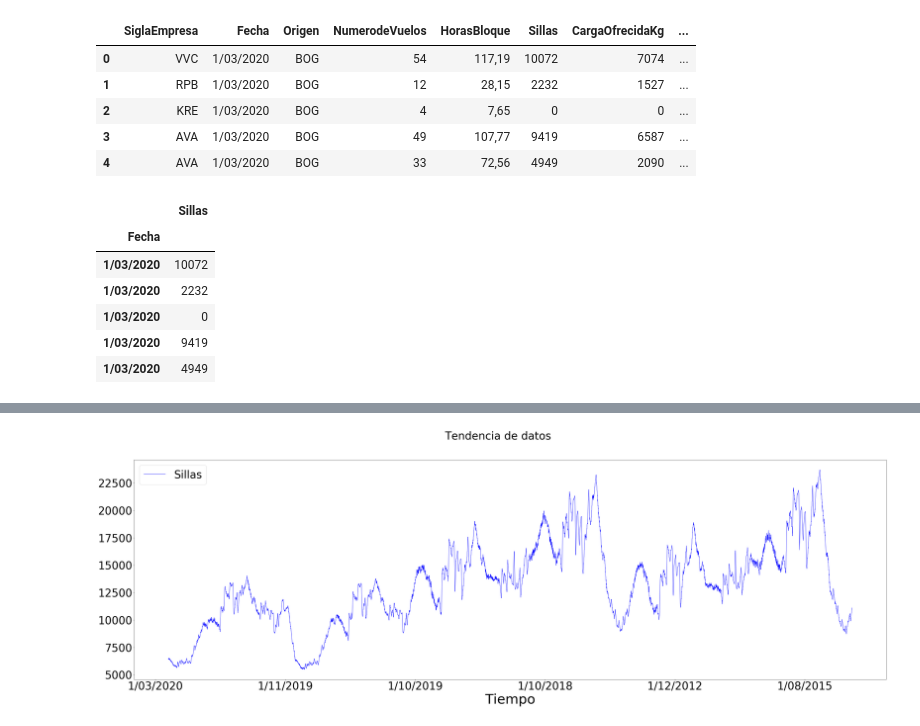
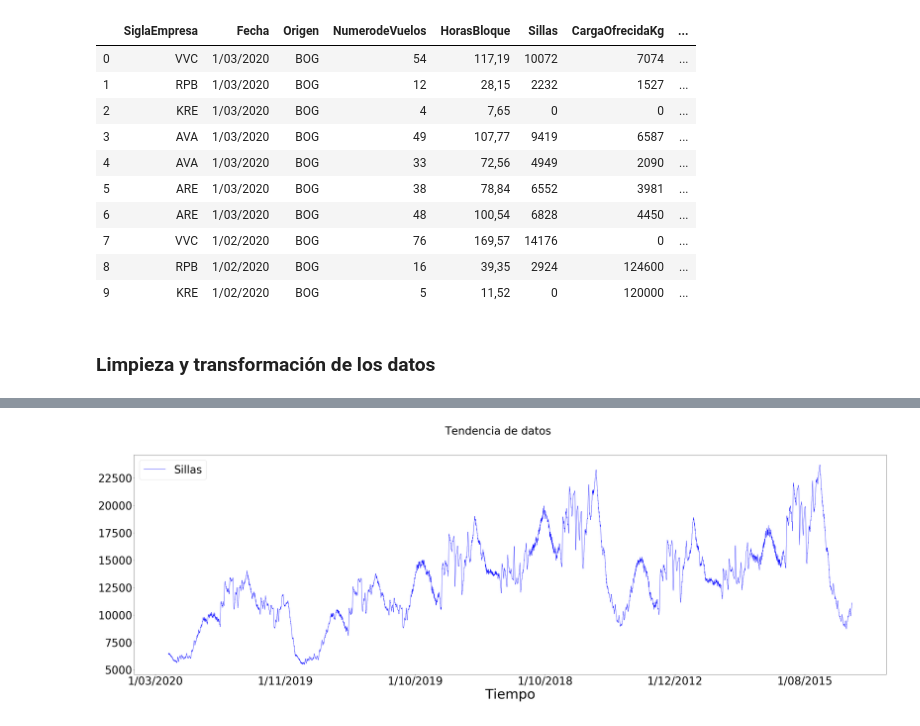
Before and after one commit to dcrojasa/EjerciciosModelosAvanzados1, a Jupyter notebook: Proyecto.ipynb, the cells around one changed output, grey strips where cells are left out. Saved outputs shown, nothing was run; the diff lists cells and outputs as text; code cells hidden in the pictures.

Commit message:
Tratamiento de datos Finalizado
Se realizó gráfico y transformación de datos

```diff
--- a/Proyecto.ipynb
+++ b/Proyecto.ipynb
@@ -11,23 +56,17 @@ from statsmodels.graphics.tsaplots import plot_pacf
 # %%
 df = pd.read_csv('../EjerciciosModelosAvanzados1/BaseTransporte 1.csv', sep=';')
-df.head()
+df.head(10)
 # %% [output]
 |  | SiglaEmpresa | Fecha | Origen | NumerodeVuelos | HorasBloque | Sillas | CargaOfrecidaKg | ... |
 | 0 | VVC | 1/03/2020 | BOG | 54 | 117,19 | 10072 | 7074 | ... |
 | 1 | RPB | 1/03/2020 | BOG | 12 | 28,15 | 2232 | 1527 | ... |
 | 2 | KRE | 1/03/2020 | BOG | 4 | 7,65 | 0 | 0 | ... |
 | 3 | AVA | 1/03/2020 | BOG | 49 | 107,77 | 9419 | 6587 | ... |
 | 4 | AVA | 1/03/2020 | BOG | 33 | 72,56 | 4949 | 2090 | ... |
+| 5 | ARE | 1/03/2020 | BOG | 38 | 78,84 | 6552 | 3981 | ... |
+| 6 | ARE | 1/03/2020 | BOG | 48 | 100,54 | 6828 | 4450 | ... |
+| 7 | VVC | 1/02/2020 | BOG | 76 | 169,57 | 14176 | 0 | ... |
+| 8 | RPB | 1/02/2020 | BOG | 16 | 39,35 | 2924 | 124600 | ... |
+| 9 | KRE | 1/02/2020 | BOG | 5 | 11,52 | 0 | 120000 | ... |
-# %%
-# seleccionar y convertir a fecha el indice
-df1 = df[['Fecha','Sillas']]
-df1.set_index('Fecha', inplace=True)
-df1.head()
-# %% [output]
-|  | Sillas |
-| Fecha |  |
-| 1/03/2020 | 10072 |
-| 1/03/2020 | 2232 |
-| 1/03/2020 | 0 |
-| 1/03/2020 | 9419 |
-| 1/03/2020 | 4949 |
+# %% [markdown]
+### Limpieza y transformación de los datos
```
Also changed, not shown: parts of 20 cells of this notebook.
